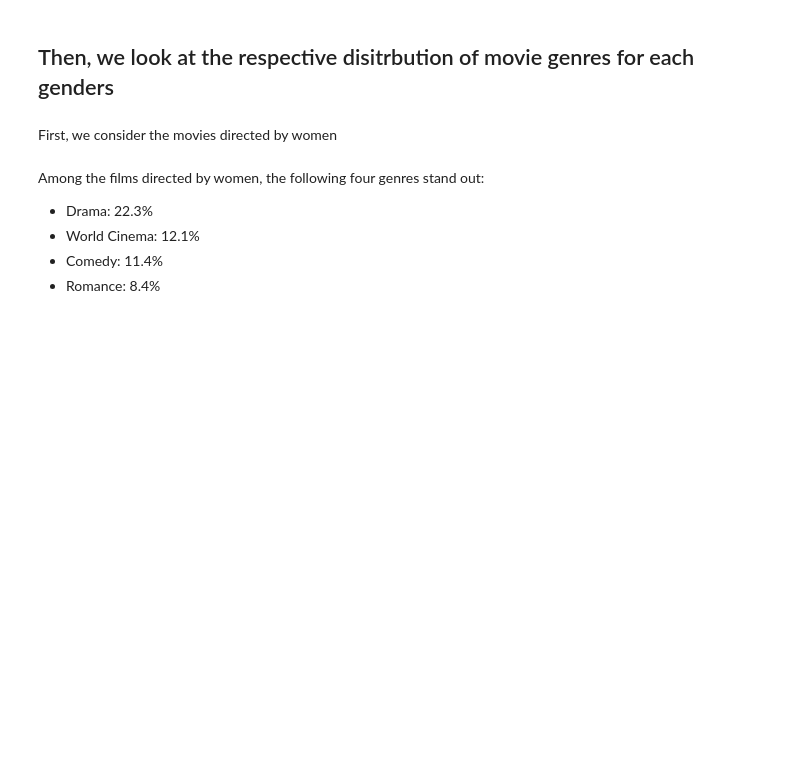
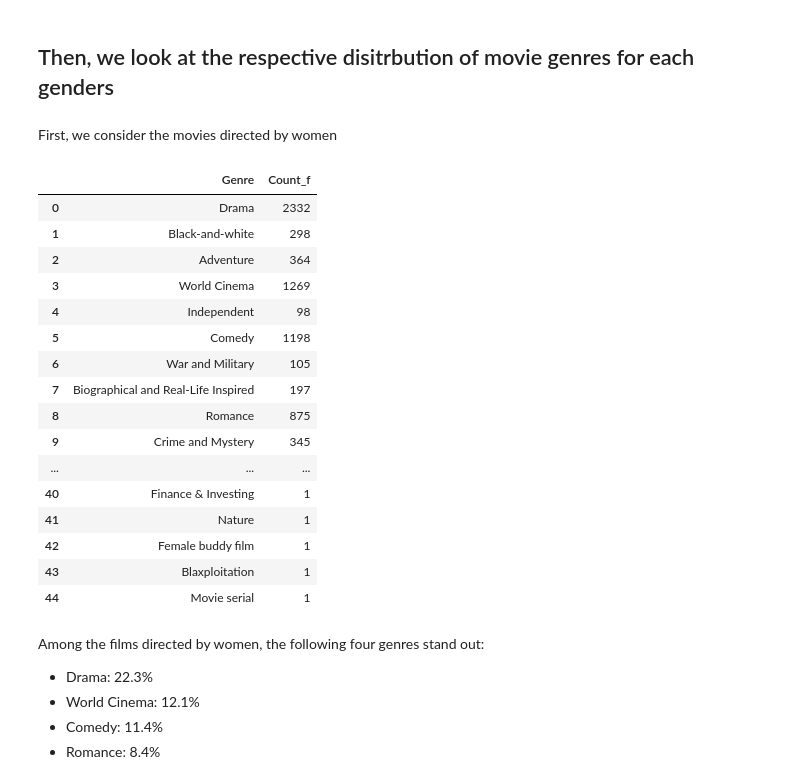
Before and after one commit to epfl-ada/ada-2024-project-adapocalypse, a Jupyter notebook: results_peps.ipynb, the cells around one changed output. Saved outputs shown, nothing was run; the diff lists cells and outputs as text; code cells hidden in the pictures; blank space fills up the shorter version.

```diff
--- a/results_peps.ipynb
+++ b/results_peps.ipynb
@@ -138,6 +137,26 @@ genres_df_f = pd.DataFrame(genre_counts_f.items(), columns=['Genre', 'Count_f'])
 ## Then, we look at the respective disitrbution of movie genres for each genders
 # %% [markdown]
 First, we consider the movies directed by women
+# %%
+genres_df_f
+# %% [output]
+|  | Genre | Count_f |
+| 0 | Drama | 2332 |
+| 1 | Black-and-white | 298 |
+| 2 | Adventure | 364 |
+| 3 | World Cinema | 1269 |
+| 4 | Independent | 98 |
+| 5 | Comedy | 1198 |
+| 6 | War and Military | 105 |
+| 7 | Biographical and Real-Life Inspired | 197 |
+| 8 | Romance | 875 |
+| 9 | Crime and Mystery | 345 |
+| ... | ... | ... |
+| 40 | Finance & Investing | 1 |
+| 41 | Nature | 1 |
+| 42 | Female buddy film | 1 |
+| 43 | Blaxploitation | 1 |
+| 44 | Movie serial | 1 |
 # %%
 #genres_df_f = genres_df_f.sort_values('Count_f', ascending=False).head(X) to have a the X top of genres
 
```
Also changed, not shown: parts of 2 cells of this notebook.
